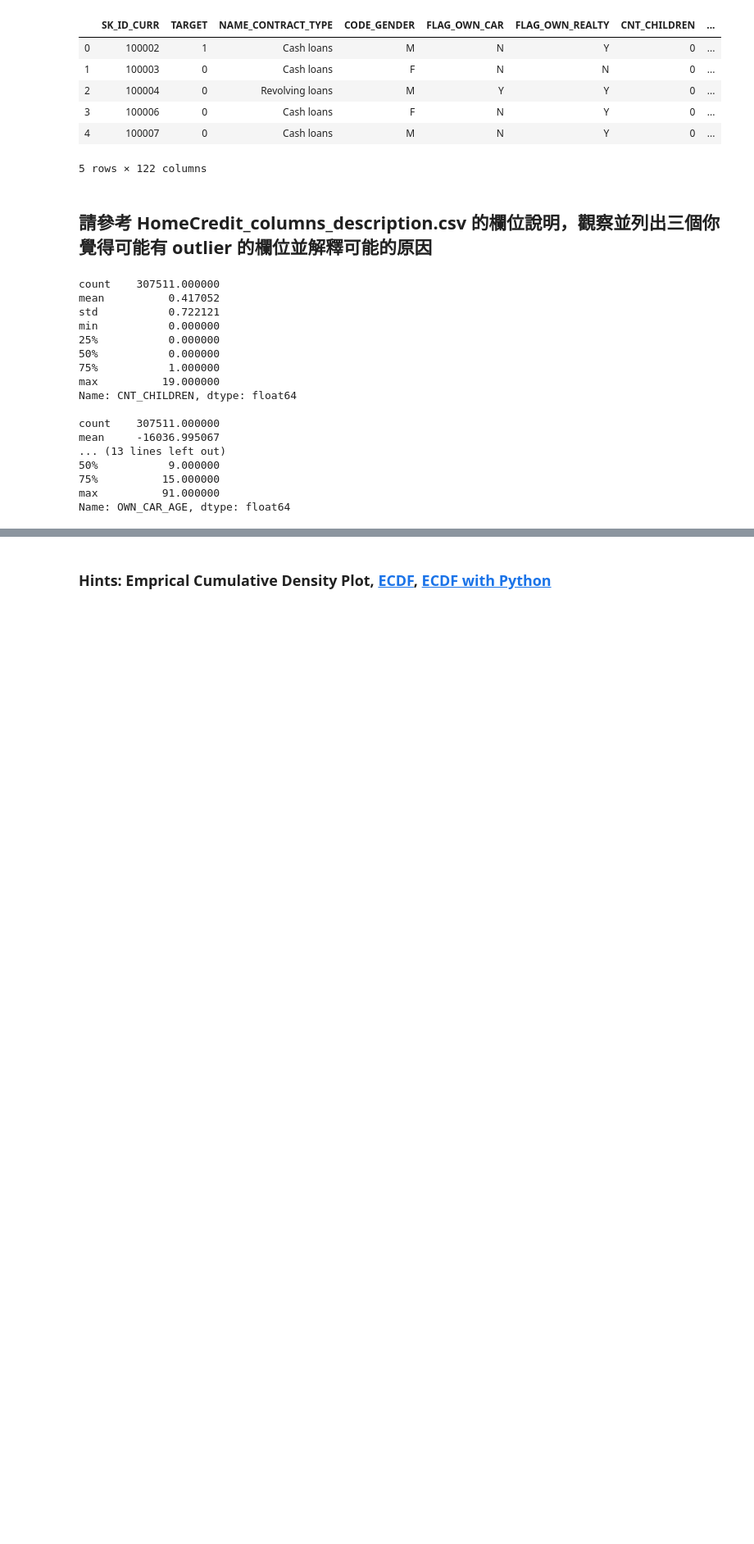
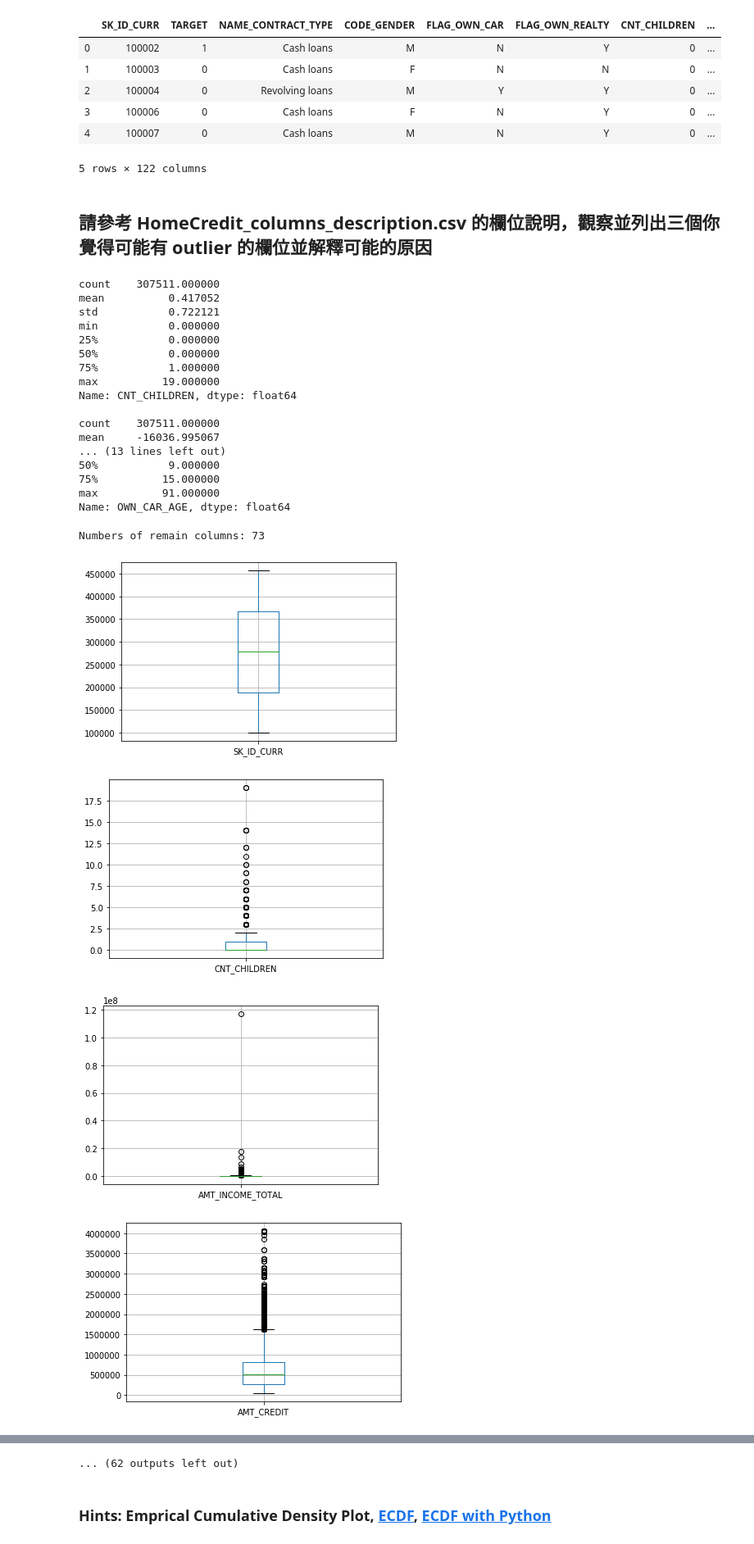
Before and after one commit to nk32325959/1st-DL-CVMarathon, a Jupyter notebook: Day_009_HW.ipynb, the cells around one changed output, grey strips where cells are left out. Shown: that part at 82% size. Drawn from its saved outputs; the diff is of its cells as text; code cells hidden in the pictures; blank space fills up the shorter version.

```diff
--- a/Day_009_HW.ipynb
+++ b/Day_009_HW.ipynb
@@ -62,25 +62,25 @@ Name: OWN_CAR_AGE, dtype: float64
 # %%
 # 先篩選數值型的欄位
 #CNT_CHILDREN
 #DAYS_BIRTH
 #OWN_CAR_AGE
 
-
 """
 YOUR CODE HERE, fill correct data types (for example str, float, int, ...)
 """
-dtype_select = []
-
-numeric_columns = list(app_train.columns[list(app_train.dtypes.isin(dtype_select))])
+numeric_columns = list(app_train.columns[list(app_train.dtypes.isin([np.int64, np.float64]))])
 
 # 再把只有 2 值 (通常是 0,1) 的欄位去掉
 numeric_columns = list(app_train[numeric_columns].columns[list(app_train[numeric_columns].apply(lambda x:len(x.unique())!=2 ))])
-print("Numbers of remain columns" % len(numeric_columns))
+print("Numbers of remain columns: %i" % len(numeric_columns))
 
 # 檢視這些欄位的數值範圍
 for col in numeric_columns:
-    """
-    Your CODE HERE, make the box plot
-    """
-
+    app_train.boxplot(col)
     plt.show()
+# %% [output]
+Numbers of remain columns: 73
+[figure, added]
+[figure, added]
+[figure, added]
+[figure, added]
@@ -87,3 +94,4 @@ for col in numeric_columns:
+... (62 outputs left out)
 # %%
 # 從上面的圖檢查的結果，至少這三個欄位好像有點可疑
 
```
Also changed, not shown: parts of 5 cells of this notebook, 1 other file.
